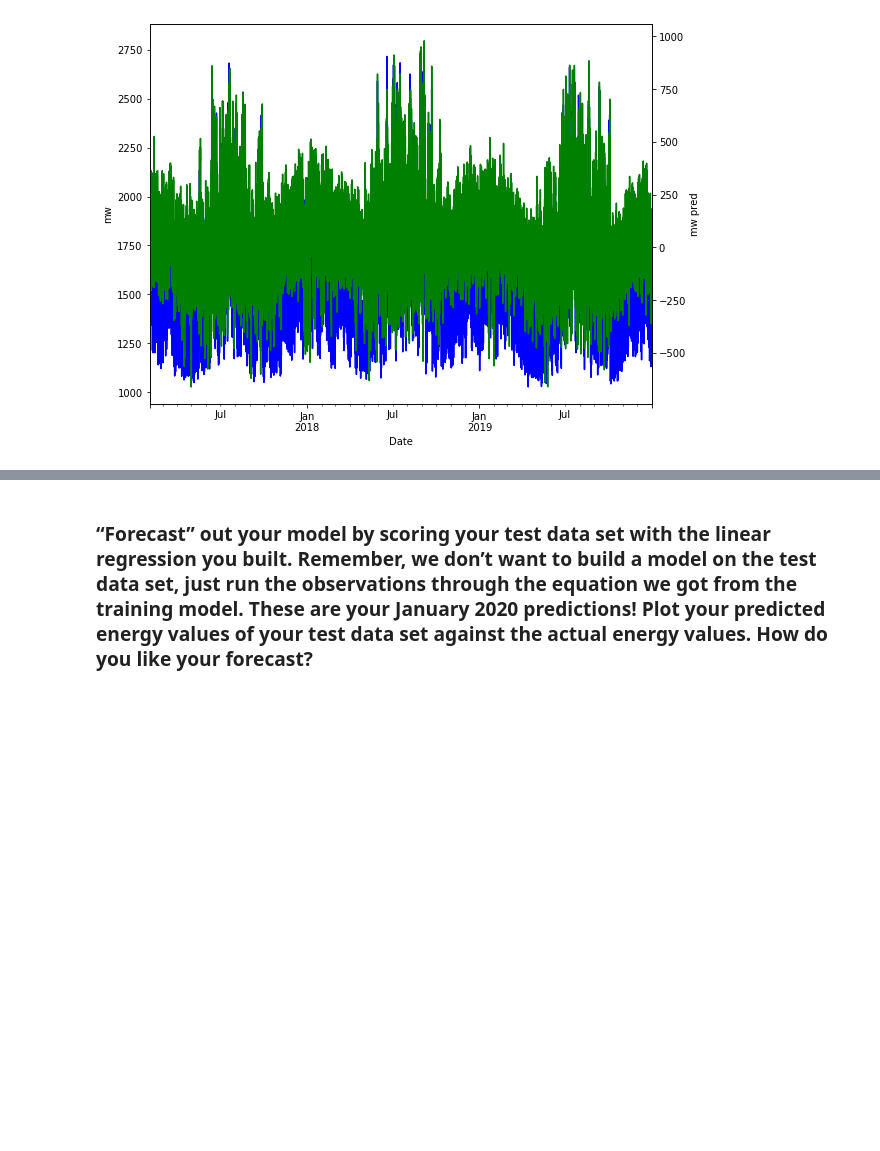
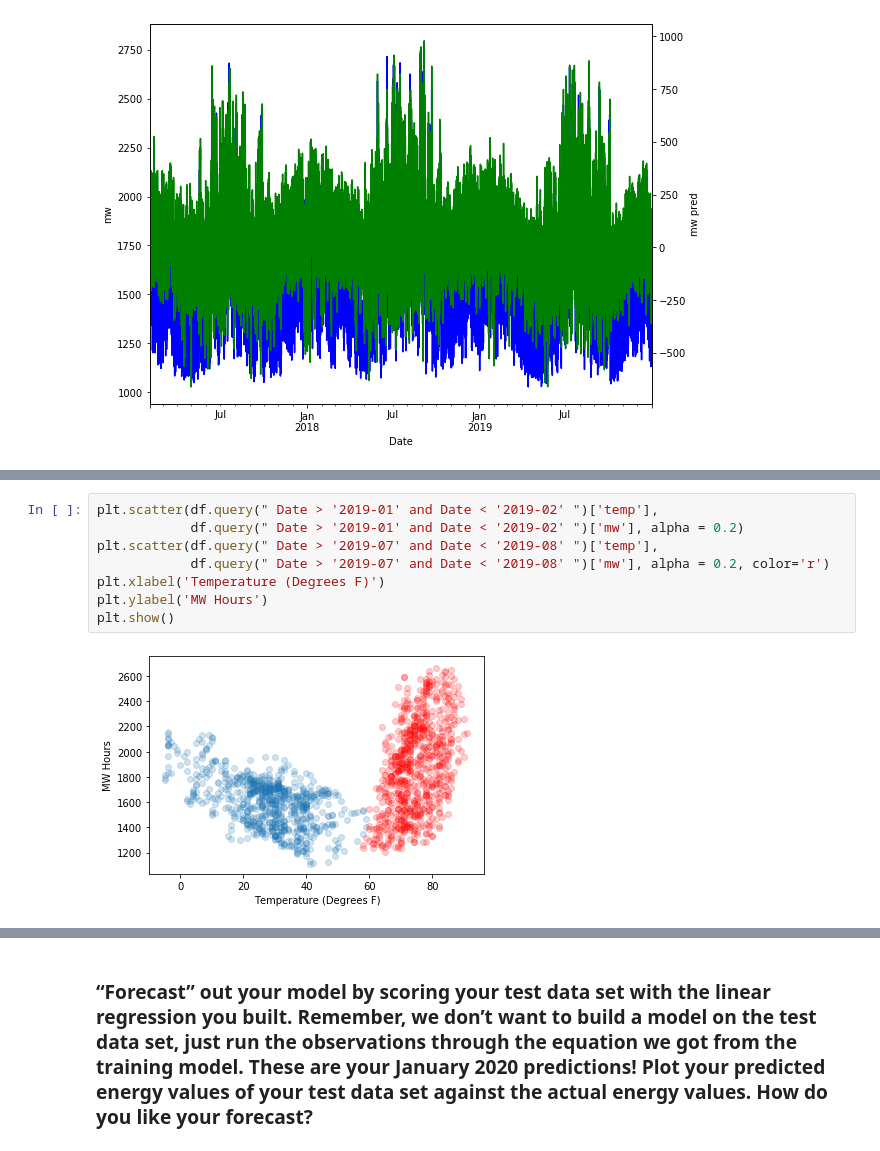
Before and after one commit to wordsmithereens/time_series_energy_demand, a Jupyter notebook: modeling.ipynb, the cells around one changed output, grey strips where cells are left out. Drawn from its saved outputs; the diff is of its cells as text; blank space fills up the shorter version.

```diff
--- a/modeling.ipynb
+++ b/modeling.ipynb
@@ -178,0 +108,10 @@ plt.show()
+# %%
+plt.scatter(df.query(" Date > '2019-01' and Date < '2019-02' ")['temp'],
+            df.query(" Date > '2019-01' and Date < '2019-02' ")['mw'], alpha = 0.2)
+plt.scatter(df.query(" Date > '2019-07' and Date < '2019-08' ")['temp'],
+            df.query(" Date > '2019-07' and Date < '2019-08' ")['mw'], alpha = 0.2, color='r')
+plt.xlabel('Temperature (Degrees F)')
+plt.ylabel('MW Hours')
+plt.show()
+# %% [output]
+[figure, added]
```
Also changed, not shown: parts of 22 cells of this notebook.
